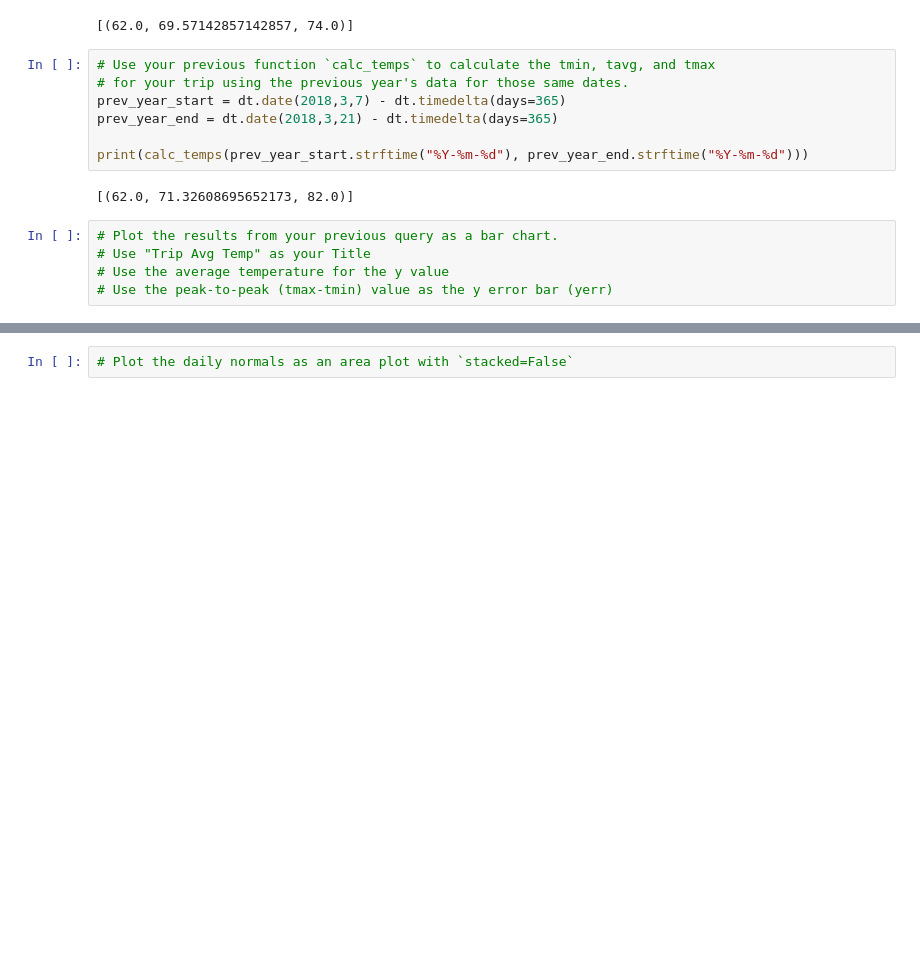
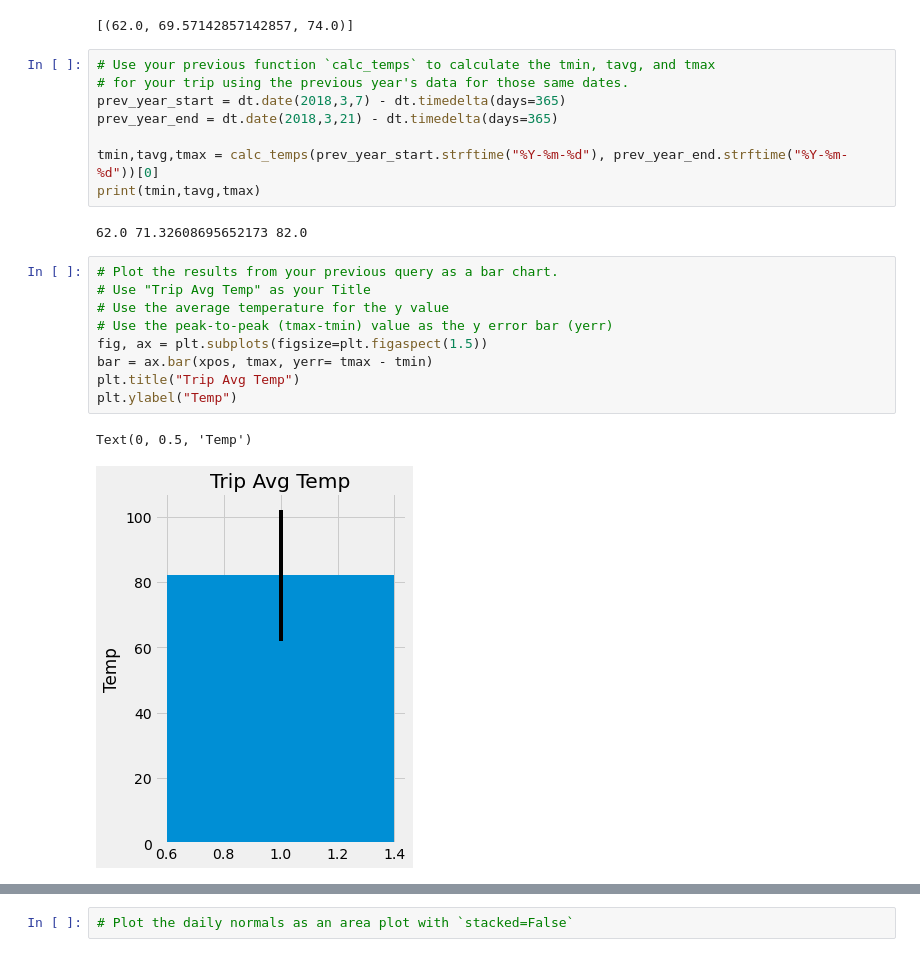
Before and after one commit to saronraut/sqlalchemy-Challenge, a Jupyter notebook: Instructions/climate_starter.ipynb, the cells around one changed output, grey strips where cells are left out. Drawn from its saved outputs; the diff is of its cells as text; blank space fills up the shorter version.

```diff
--- a/Instructions/climate_starter.ipynb
+++ b/Instructions/climate_starter.ipynb
@@ -157,14 +157,22 @@ print(calc_temps('2012-02-28', '2012-03-05'))
 prev_year_start = dt.date(2018,3,7) - dt.timedelta(days=365)
 prev_year_end = dt.date(2018,3,21) - dt.timedelta(days=365)
 
-print(calc_temps(prev_year_start.strftime("%Y-%m-%d"), prev_year_end.strftime("%Y-%m-%d")))
+tmin,tavg,tmax = calc_temps(prev_year_start.strftime("%Y-%m-%d"), prev_year_end.strftime("%Y-%m-%d"))[0]
+print(tmin,tavg,tmax)
 # %% [output]
-[(62.0, 71.32608695652173, 82.0)]
+62.0 71.32608695652173 82.0
 # %%
 # Plot the results from your previous query as a bar chart.
 # Use "Trip Avg Temp" as your Title
 # Use the average temperature for the y value
 # Use the peak-to-peak (tmax-tmin) value as the y error bar (yerr)
+fig, ax = plt.subplots(figsize=plt.figaspect(1.5))
+bar = ax.bar(xpos, tmax, yerr= tmax - tmin)
+plt.title("Trip Avg Temp")
+plt.ylabel("Temp")
+# %% [output]
+Text(0, 0.5, 'Temp')
+[figure, added]
 # %%
 # Calculate the total amount of rainfall per weather station for your trip dates using the previous year's matching dates.
 # Sort this in descending order by precipitation amount and list the station, name, latitude, longitude, and elevation
```
Also changed, not shown: parts of 4 cells of this notebook, 1 other file.
